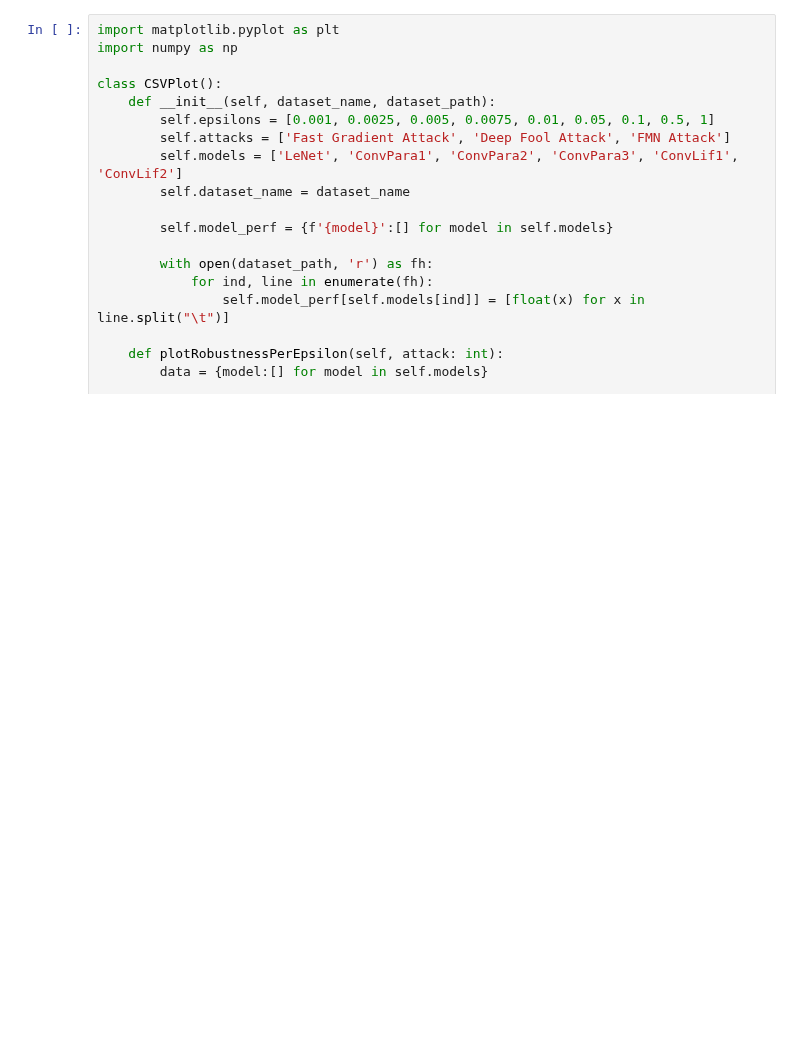
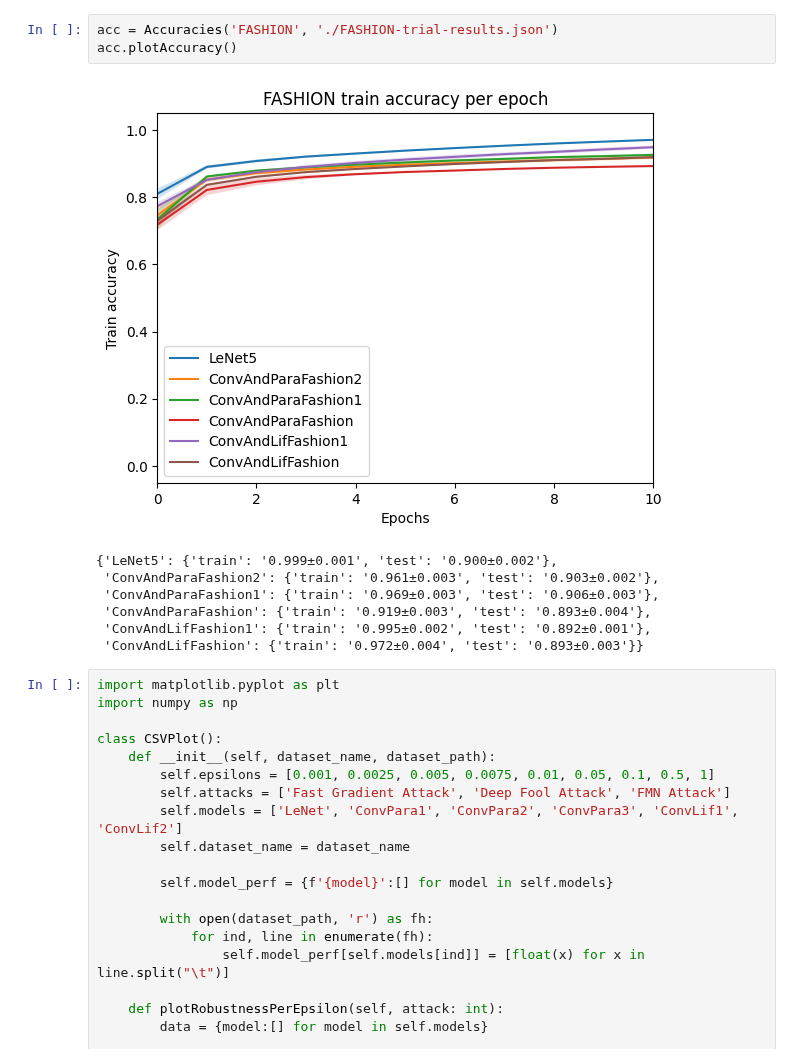
Before and after one commit to suessflorian/biological-neurons, a Jupyter notebook: Baseline Models/robustness_results.ipynb, the cells around one changed output. Cells and saved outputs as stored; diff of their text form; blank space fills up the shorter version.

```diff
--- a/Baseline Models/robustness_results.ipynb
+++ b/Baseline Models/robustness_results.ipynb
@@ -1,3 +60,14 @@
+# %%
+acc = Accuracies('FASHION', './FASHION-trial-results.json')
+acc.plotAccuracy()
+# %% [output]
+[figure, added]
+{'LeNet5': {'train': '0.999±0.001', 'test': '0.900±0.002'},
+ 'ConvAndParaFashion2': {'train': '0.961±0.003', 'test': '0.903±0.002'},
+ 'ConvAndParaFashion1': {'train': '0.969±0.003', 'test': '0.906±0.003'},
+ 'ConvAndParaFashion': {'train': '0.919±0.003', 'test': '0.893±0.004'},
+ 'ConvAndLifFashion1': {'train': '0.995±0.002', 'test': '0.892±0.001'},
+ 'ConvAndLifFashion': {'train': '0.972±0.004', 'test': '0.893±0.003'}}
 # %%
 import matplotlib.pyplot as plt
 import numpy as np
```
Also changed, not shown: parts of 2 cells of this notebook, 11 other files.
